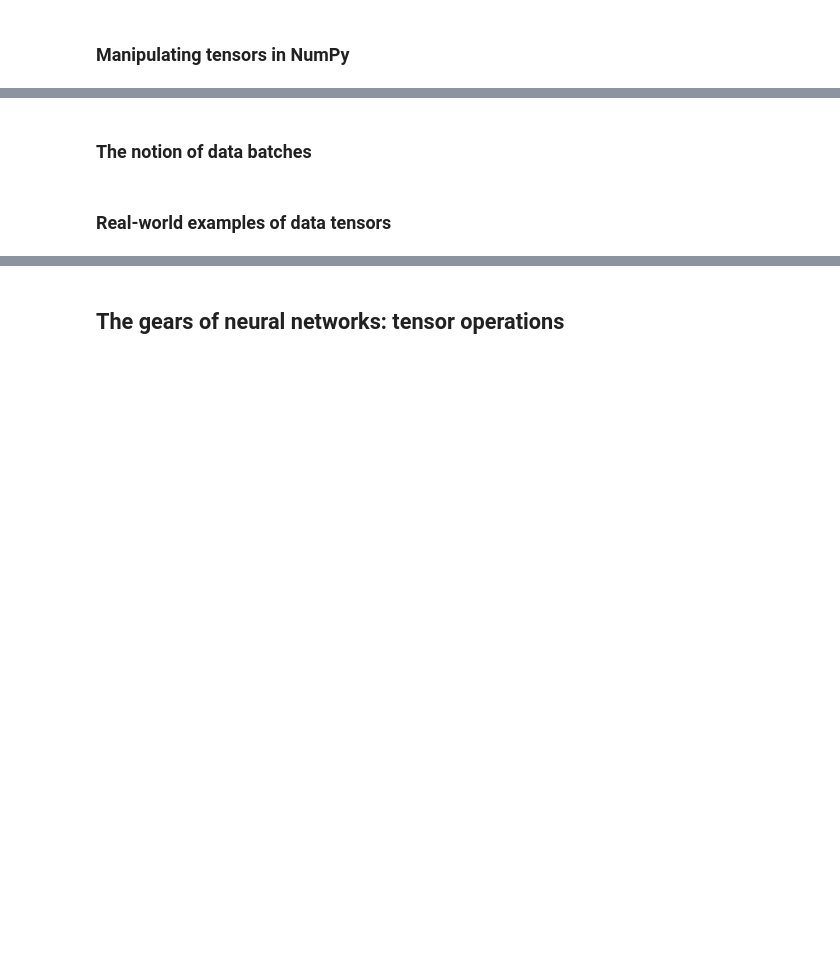
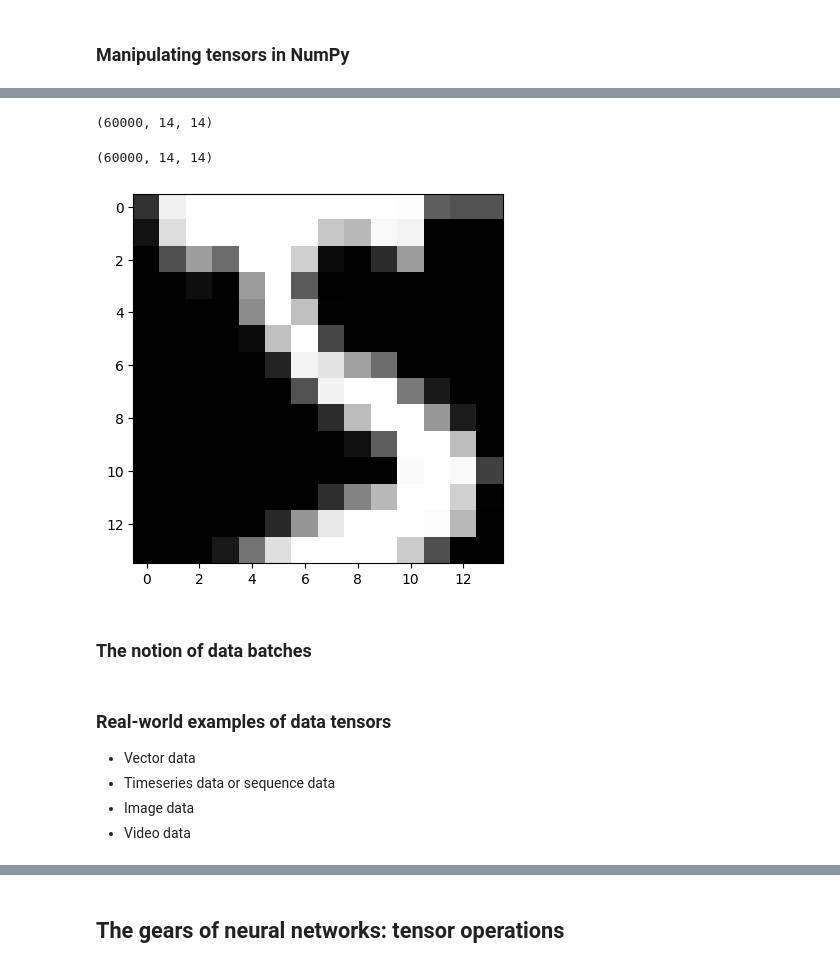
Before and after one commit to JuyeongNam/2025_Smartcity_DL_Basic, a Jupyter notebook: w2/chapter02_mathematical_building_blocks_i.ipynb, the cells around one changed output, grey strips where cells are left out. Cells and saved outputs as stored; diff of their text form; code cells hidden in the pictures; blank space fills up the shorter version.

```diff
--- a/w2/chapter02_mathematical_building_blocks_i.ipynb
+++ b/w2/chapter02_mathematical_building_blocks_i.ipynb
@@ -148,7 +264,18 @@ my_slice.shape
 # %%
 my_slice = train_images[:, 14:, 14:]
+my_slice.shape
+# %% [output]
+(60000, 14, 14)
 # %%
 my_slice = train_images[:, 7:-7, 7:-7]
+my_slice.shape
+# %% [output]
+(60000, 14, 14)
+# %%
+plt.imshow(my_slice[0], cmap='gray')
+plt.show()
+# %% [output]
+[figure, added]
 # %% [markdown]
 ### The notion of data batches
 # %%
@@ -160,3 +287,7 @@ n = 3
 batch = train_images[128 * n:128 * (n + 1)]
 # %% [markdown]
 ### Real-world examples of data tensors
+- Vector data
+- Timeseries data or sequence data
+- Image data
+- Video data
```
Also changed, not shown: parts of 44 cells of this notebook.
